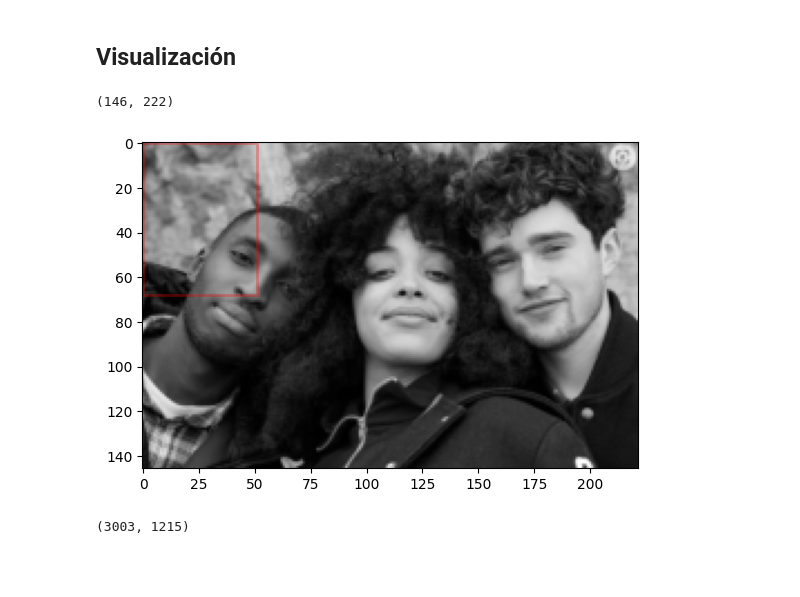
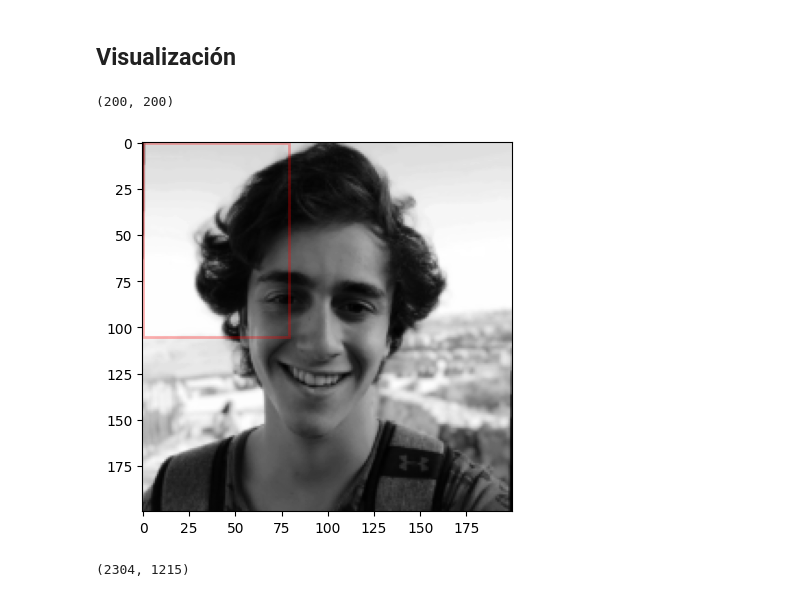
Before and after one commit to Santiago-Moron/MachineLearning-OBL1, a Jupyter notebook: ObligatorioML.ipynb, the cells around one changed output. Drawn from its saved outputs; the diff is of its cells as text; code cells hidden in the pictures; blank space fills up the shorter version.

```diff
--- a/ObligatorioML.ipynb
+++ b/ObligatorioML.ipynb
@@ -410,26 +457,26 @@ def non_max_suppression(indices, Ni, Nj, overlapThresh):
 # %%
 # Cargo imagen de prueba
 
-test_image_path = "imagenes/3_Rostros.jpg"
+test_image_path = "imagenes/Andy.jpg"
 test_image = plt.imread(test_image_path)
 test_image = color.rgb2gray(test_image)
 test_image = rescale(test_image,0.25)
 test_image.shape
 # %% [output]
-(146, 222)
+(200, 200)
 # %%
 # Visualizamos la imagen
 # Buscamos la escala de los rostros
 fig, ax = plt.subplots()
 ax.imshow(test_image, cmap='gray')
 
-scale = 1.1
+scale = 1.7
 Ni, Nj = (int(scale * s) for s in positive_patches[0].shape)
 
 ax.add_patch(plt.Rectangle((0, 0), Nj, Ni, edgecolor='red', alpha=0.3, lw=2, facecolor='none'))
 plt.show()
 # %% [output]
-[figure, old version]
+[figure, new version]
 # %%
 # Utiliza la función de ventana deslizante en una imagen de prueba.
 # zip(*...) toma las tuplas generadas y las descompone en índices y parches.
@@ -441,6 +488,6 @@ patches_hog = np.array([feature.hog(patch) for patch in patches])
 # Muestra la forma del array de características HOG.
 patches_hog.shape
 # %% [output]
-(3003, 1215)
+(2304, 1215)
 # %%
 
```
Also changed, not shown: parts of 13 cells of this notebook, 1 other file.
